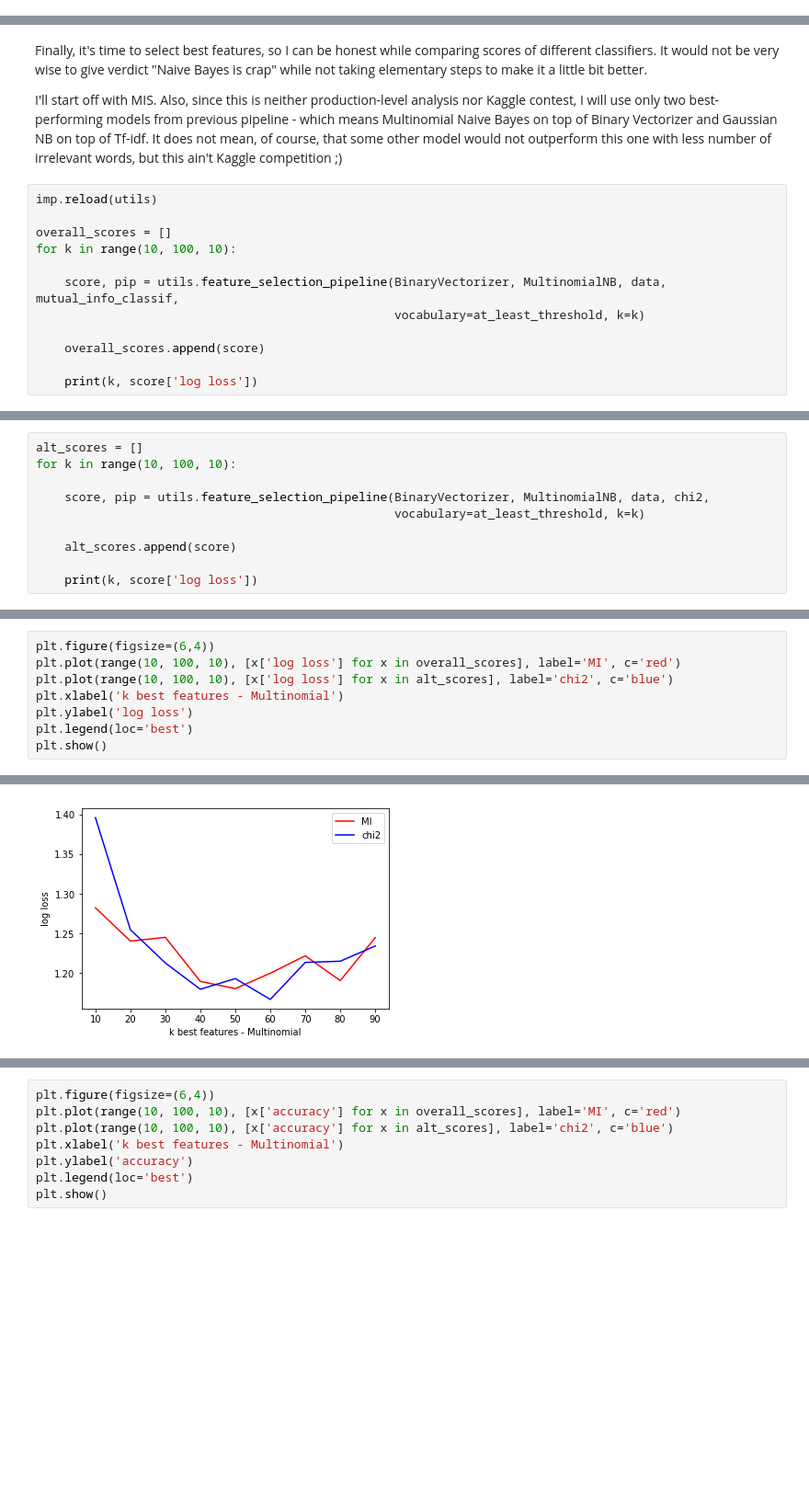
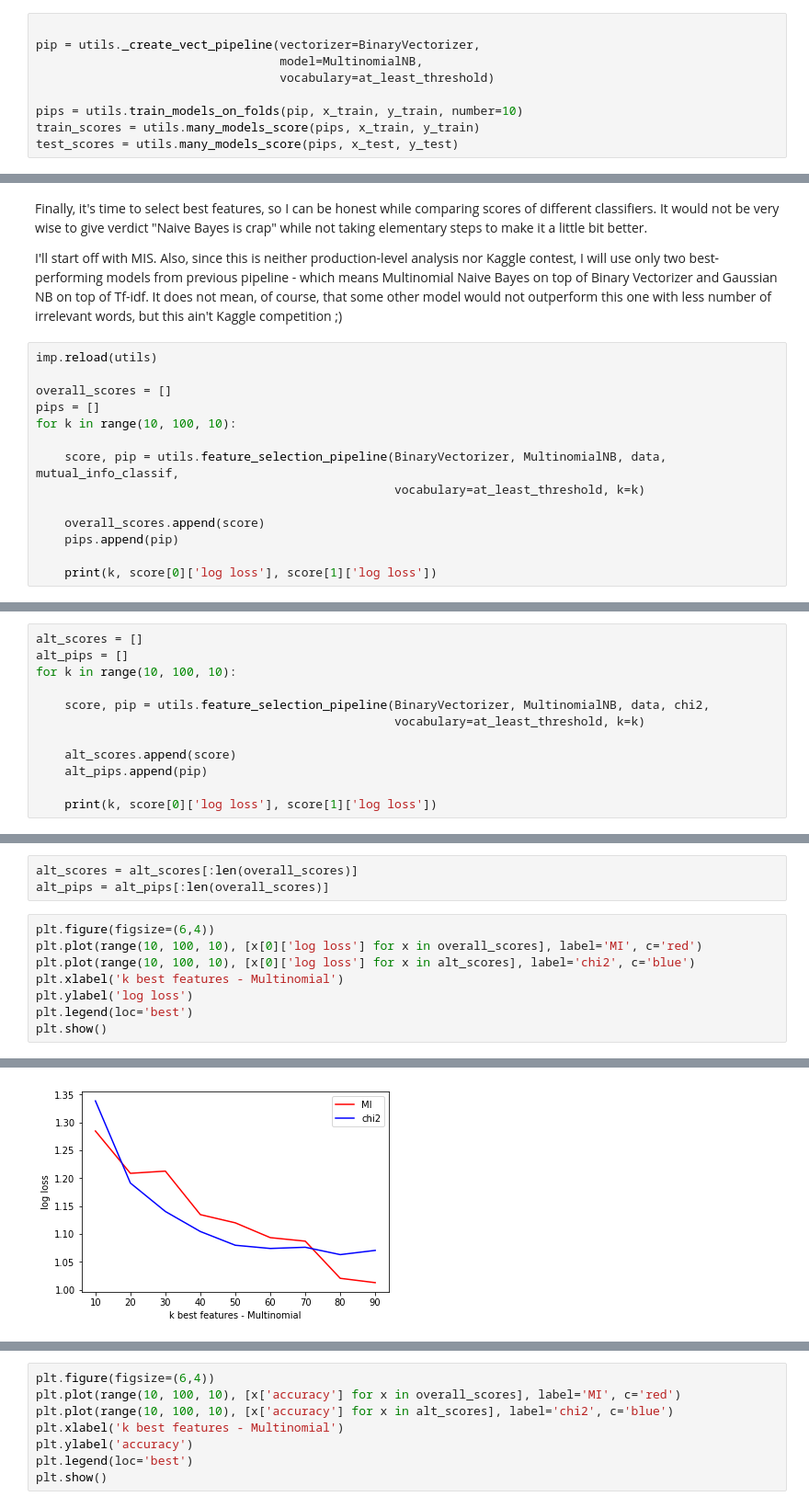
Before and after one commit to czlowiekrakieta/oxford-nlp, a Jupyter notebook: sentiment.ipynb, the cells around one changed output, grey strips where cells are left out. Shown at 92% size. Cells and saved outputs as stored; diff of their text form; blank space fills up the shorter version.

```diff
--- a/sentiment.ipynb
+++ b/sentiment.ipynb
@@ -162,0 +169,9 @@ Unexpected winner
+# %%
+
+pip = utils._create_vect_pipeline(vectorizer=BinaryVectorizer,
+                                  model=MultinomialNB,
+                                  vocabulary=at_least_threshold)
+
+pips = utils.train_models_on_folds(pip, x_train, y_train, number=10)
+train_scores = utils.many_models_score(pips, x_train, y_train)
+test_scores = utils.many_models_score(pips, x_test, y_test)
@@ -212,12 +238,14 @@ I'll start off with MIS. Also, since this is neither production-level analysis n
 imp.reload(utils)
 
 overall_scores = []
+pips = []
 for k in range(10, 100, 10):
 
     score, pip = utils.feature_selection_pipeline(BinaryVectorizer, MultinomialNB, data, mutual_info_classif,
                                                   vocabulary=at_least_threshold, k=k)
 
     overall_scores.append(score)
+    pips.append(pip)
 
-    print(k, score['log loss'])
+    print(k, score[0]['log loss'], score[1]['log loss'])
 # %% [output]
@@ -233,11 +261,13 @@ for k in range(10, 100, 10):
 # %%
 alt_scores = []
+alt_pips = []
 for k in range(10, 100, 10):
 
     score, pip = utils.feature_selection_pipeline(BinaryVectorizer, MultinomialNB, data, chi2,
                                                   vocabulary=at_least_threshold, k=k)
 
     alt_scores.append(score)
+    alt_pips.append(pip)
 
-    print(k, score['log loss'])
+    print(k, score[0]['log loss'], score[1]['log loss'])
 # %% [output]
@@ -253,7 +283,10 @@ for k in range(10, 100, 10):
+# %%
+alt_scores = alt_scores[:len(overall_scores)]
+alt_pips = alt_pips[:len(overall_scores)]
 # %%
 plt.figure(figsize=(6,4))
-plt.plot(range(10, 100, 10), [x['log loss'] for x in overall_scores], label='MI', c='red')
-plt.plot(range(10, 100, 10), [x['log loss'] for x in alt_scores], label='chi2', c='blue')
+plt.plot(range(10, 100, 10), [x[0]['log loss'] for x in overall_scores], label='MI', c='red')
+plt.plot(range(10, 100, 10), [x[0]['log loss'] for x in alt_scores], label='chi2', c='blue')
 plt.xlabel('k best features - Multinomial')
 plt.ylabel('log loss')
 plt.legend(loc='best')
@@ -262 +296 @@ plt.show()
-[figure, old version]
+[figure, new version]
```
Also changed, not shown: parts of 74 cells of this notebook, 3 other files.
